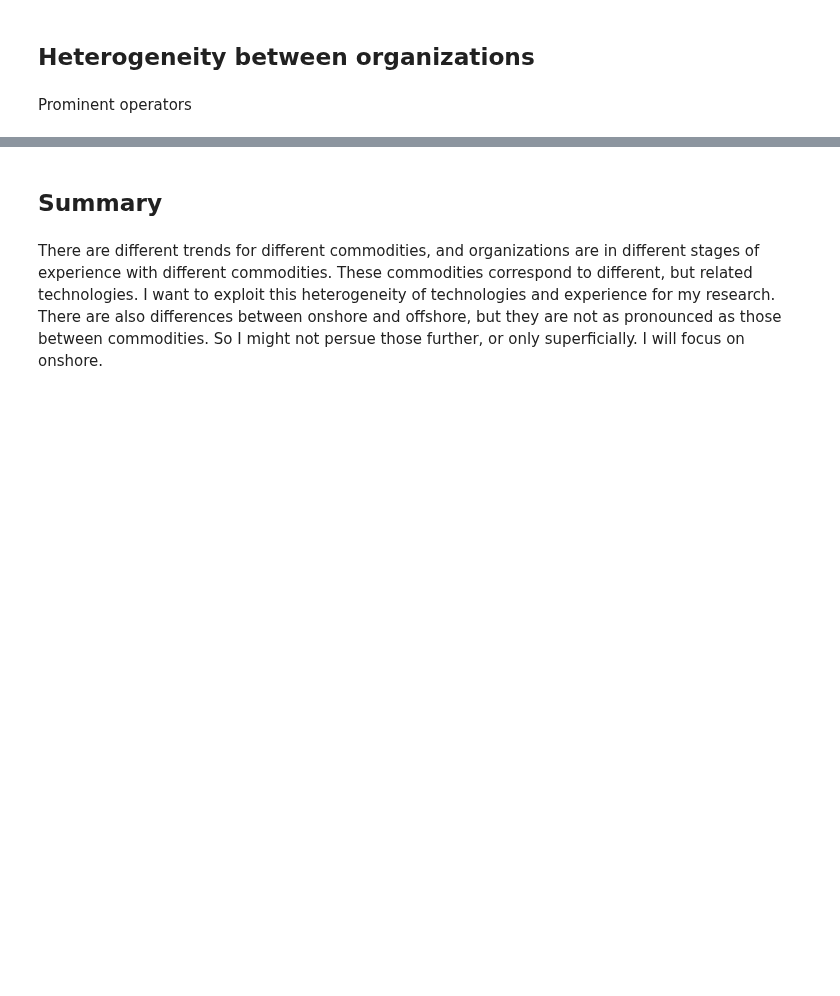
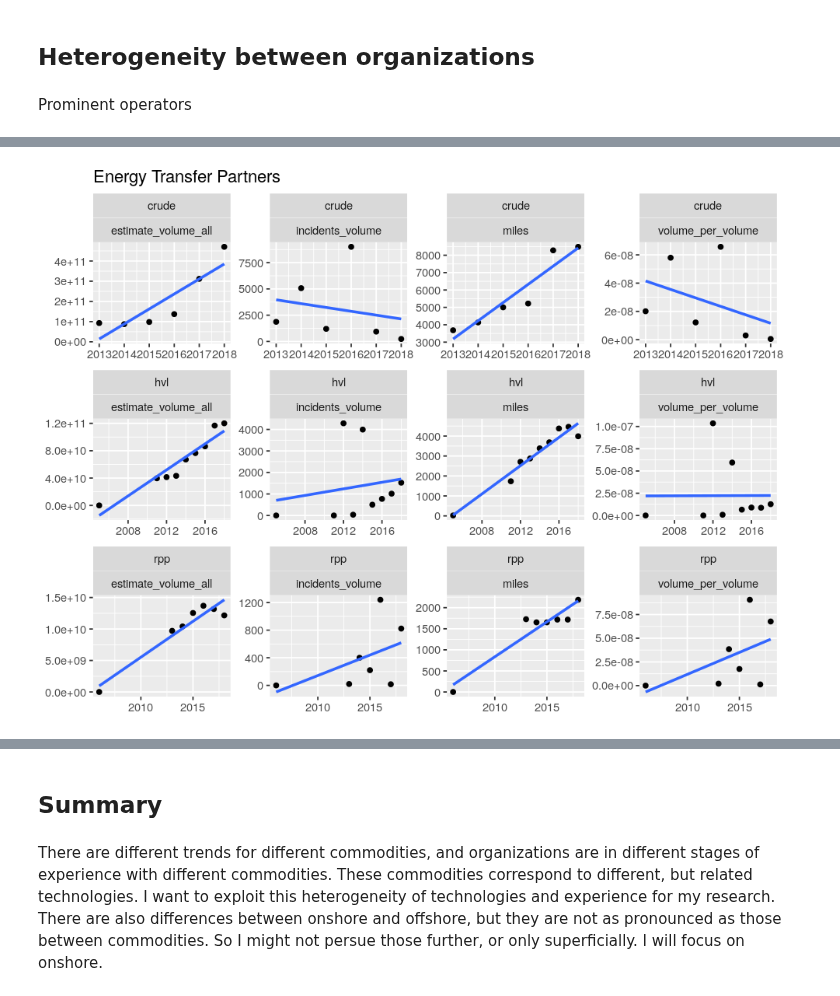
Before and after one commit to julianbarg/spills, a Jupyter notebook: presentations/rpm_2020-03-20/rpm_2020-03-20.ipynb, the cells around one changed output, grey strips where cells are left out. Saved outputs shown, nothing was run; the diff lists cells and outputs as text; code cells hidden in the pictures; blank space fills up the shorter version.

```diff
--- a/presentations/rpm_2020-03-20/rpm_2020-03-20.ipynb
+++ b/presentations/rpm_2020-03-20/rpm_2020-03-20.ipynb
@@ -390,0 +454,9 @@ Prominent operators
+# %%
+energy_transfer_partners <- operators %>%
+    filter(ID == "Energy Transfer Partners (Group)") %>%
+    filter(variable %in% c("estimate_volume_all", "incidents_volume", "volume_per_volume", "miles")) %>%
+    ggplot(aes(x=year, y=value)) +
+        facet_wrap(commodity ~ variable, nrow = 3, scale = "free") +
+        geom_point() +
+        geom_smooth(method = "lm", se = F) +
+        labs(title = "Energy Transfer Partners", x = NULL, y = NULL)
@@ -390,0 +476,4 @@ Prominent operators
+# %%
+energy_transfer_partners
+# %% [output]
+[figure, added]
```
Also changed, not shown: parts of 11 cells of this notebook, 2 other files.
